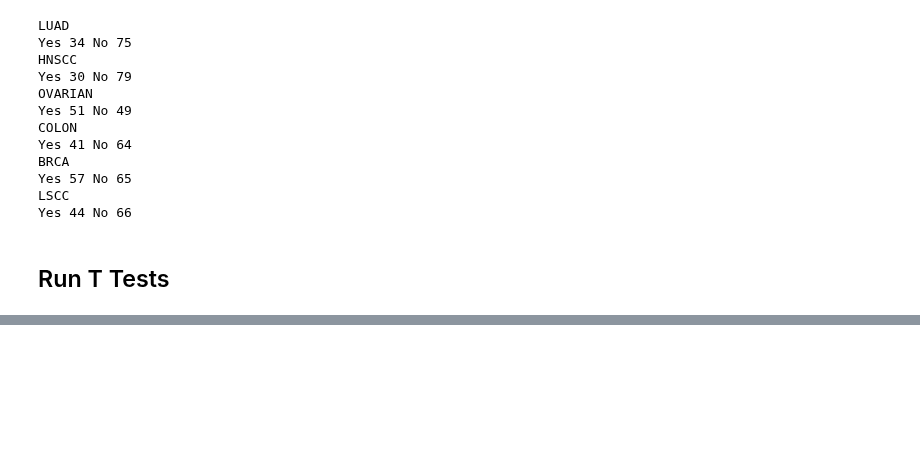
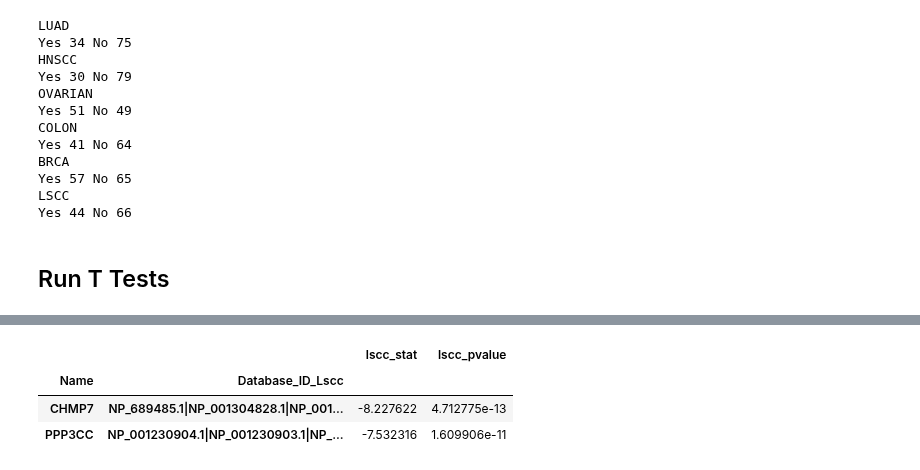
Before and after one commit to PayneLab/pancancerCNV, a Jupyter notebook: Chromosome 8 Trans-Effects/Trans-Effects-P-Arm.ipynb, the cells around one changed output, grey strips where cells are left out. Drawn from its saved outputs; the diff is of its cells as text; code cells hidden in the pictures; blank space fills up the shorter version.

```diff
--- a/Chromosome 8 Trans-Effects/Trans-Effects.ipynb
+++ b/Chromosome 8 Trans-Effects/Trans-Effects-P-Arm.ipynb
@@ -411,3 +428,10 @@ XPO7 6
+# %%
+lscc_t_test[lscc_t_test.lscc_pvalue < 0.0000000005]
+# %% [output]
+|  |  | lscc_stat | lscc_pvalue |
+| Name | Database_ID_Lscc |  |  |
+| CHMP7 | NP_689485.1|NP_001304828.1|NP_001... | -8.227622 | 4.712775e-13 |
+| PPP3CC | NP_001230904.1|NP_001230903.1|NP_... | -7.532316 | 1.609906e-11 |
 # %%
 results = pd.merge(luad_t_test, hnscc_t_test, left_index=True, right_index=True)
 # %%
```
Also changed, not shown: parts of 14 cells of this notebook, 1 other file.
